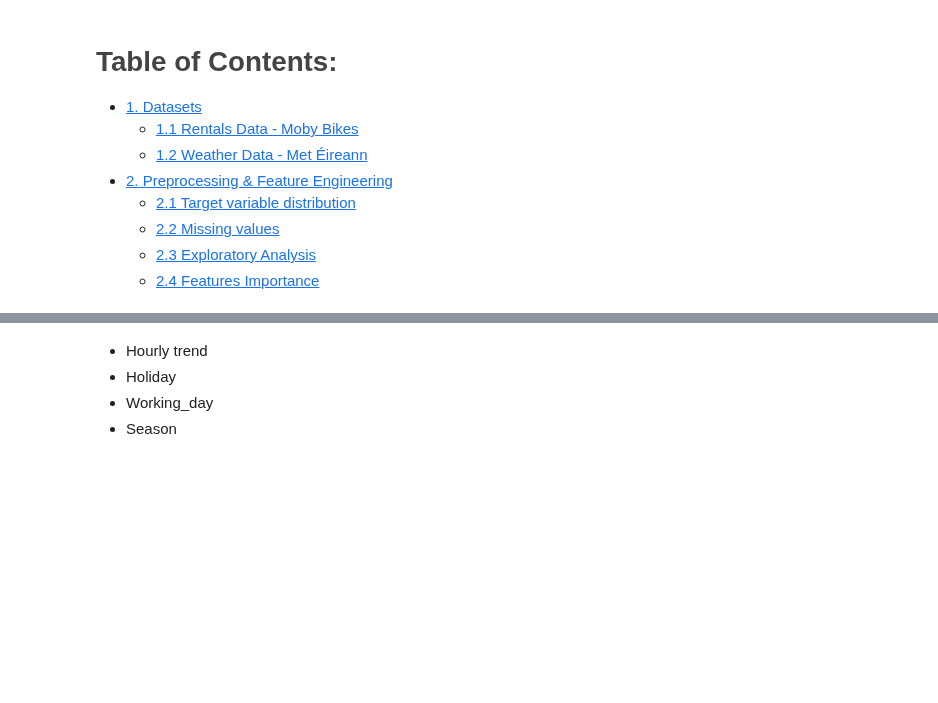
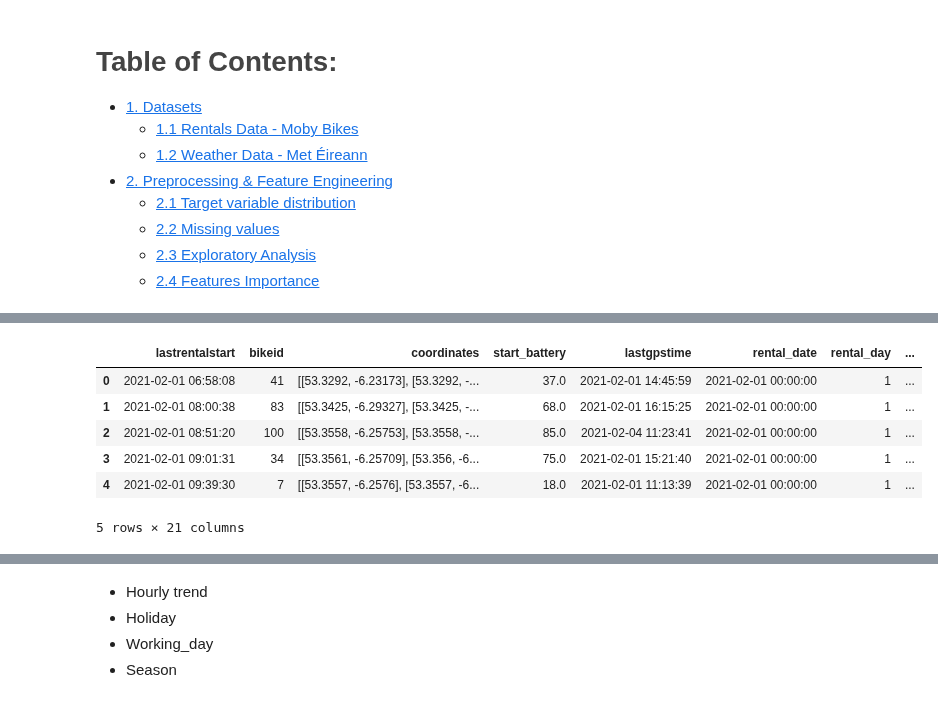
Before and after one commit to pessini/moby-bikes, a Jupyter notebook: notebooks/02-exploratory-data-analysis.ipynb, the cells around one changed output, grey strips where cells are left out. Saved outputs shown, nothing was run; the diff lists cells and outputs as text; code cells hidden in the pictures; blank space fills up the shorter version.

```diff
--- a/notebooks/02-exploratory-data-analysis.ipynb
+++ b/notebooks/02-exploratory-data-analysis.ipynb
@@ -33,0 +34,10 @@ hourly_data.head()
+# %%
+all_data.head()
+# %% [output]
+|  | lastrentalstart | bikeid | coordinates | start_battery | lastgpstime | rental_date | rental_day | ... |
+| 0 | 2021-02-01 06:58:08 | 41 | [[53.3292, -6.23173], [53.3292, -... | 37.0 | 2021-02-01 14:45:59 | 2021-02-01 00:00:00 | 1 | ... |
+| 1 | 2021-02-01 08:00:38 | 83 | [[53.3425, -6.29327], [53.3425, -... | 68.0 | 2021-02-01 16:15:25 | 2021-02-01 00:00:00 | 1 | ... |
+| 2 | 2021-02-01 08:51:20 | 100 | [[53.3558, -6.25753], [53.3558, -... | 85.0 | 2021-02-04 11:23:41 | 2021-02-01 00:00:00 | 1 | ... |
+| 3 | 2021-02-01 09:01:31 | 34 | [[53.3561, -6.25709], [53.356, -6... | 75.0 | 2021-02-01 15:21:40 | 2021-02-01 00:00:00 | 1 | ... |
+| 4 | 2021-02-01 09:39:30 | 7 | [[53.3557, -6.2576], [53.3557, -6... | 18.0 | 2021-02-01 11:13:39 | 2021-02-01 00:00:00 | 1 | ... |
+5 rows × 21 columns
```
Also changed, not shown: parts of 16 cells of this notebook, 2 other files.
